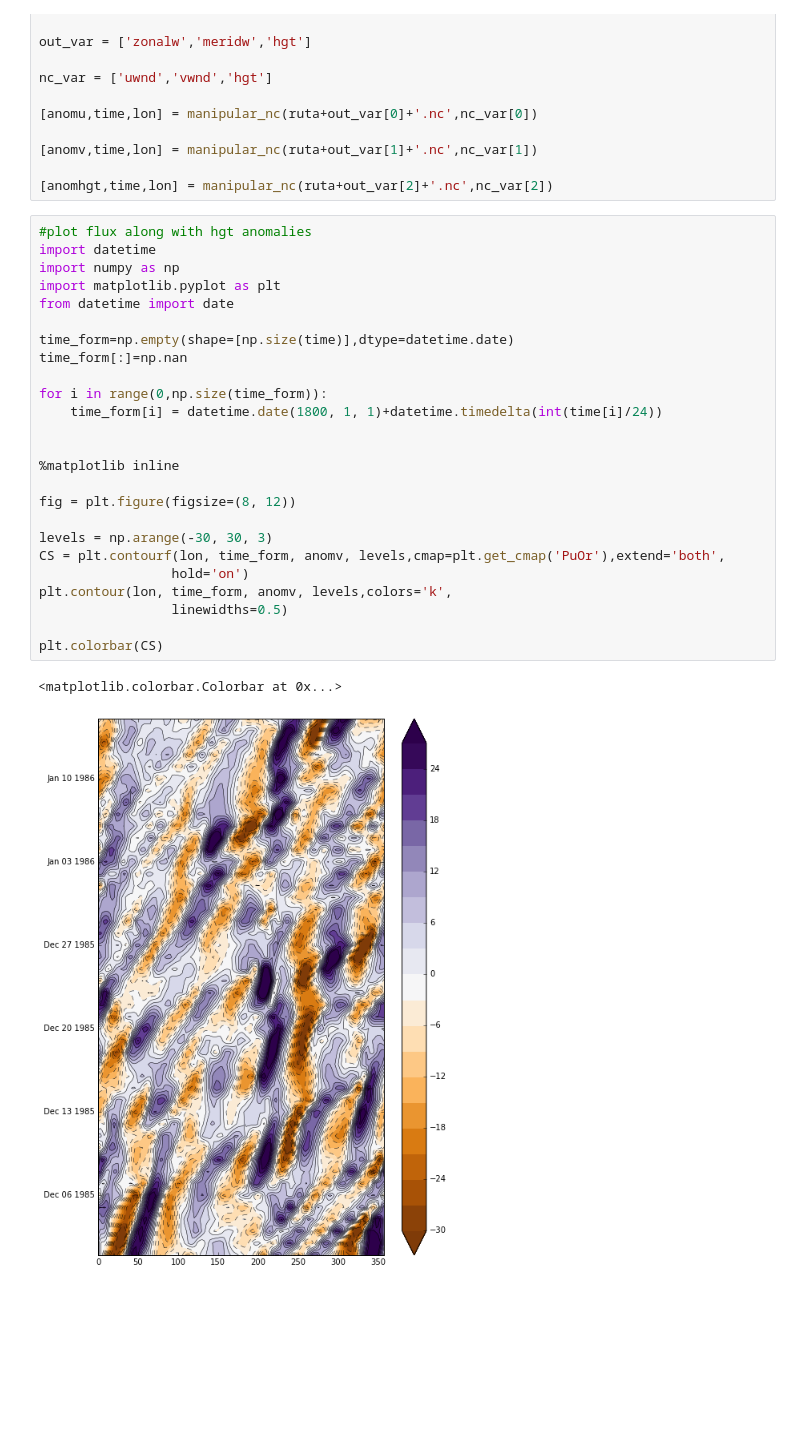
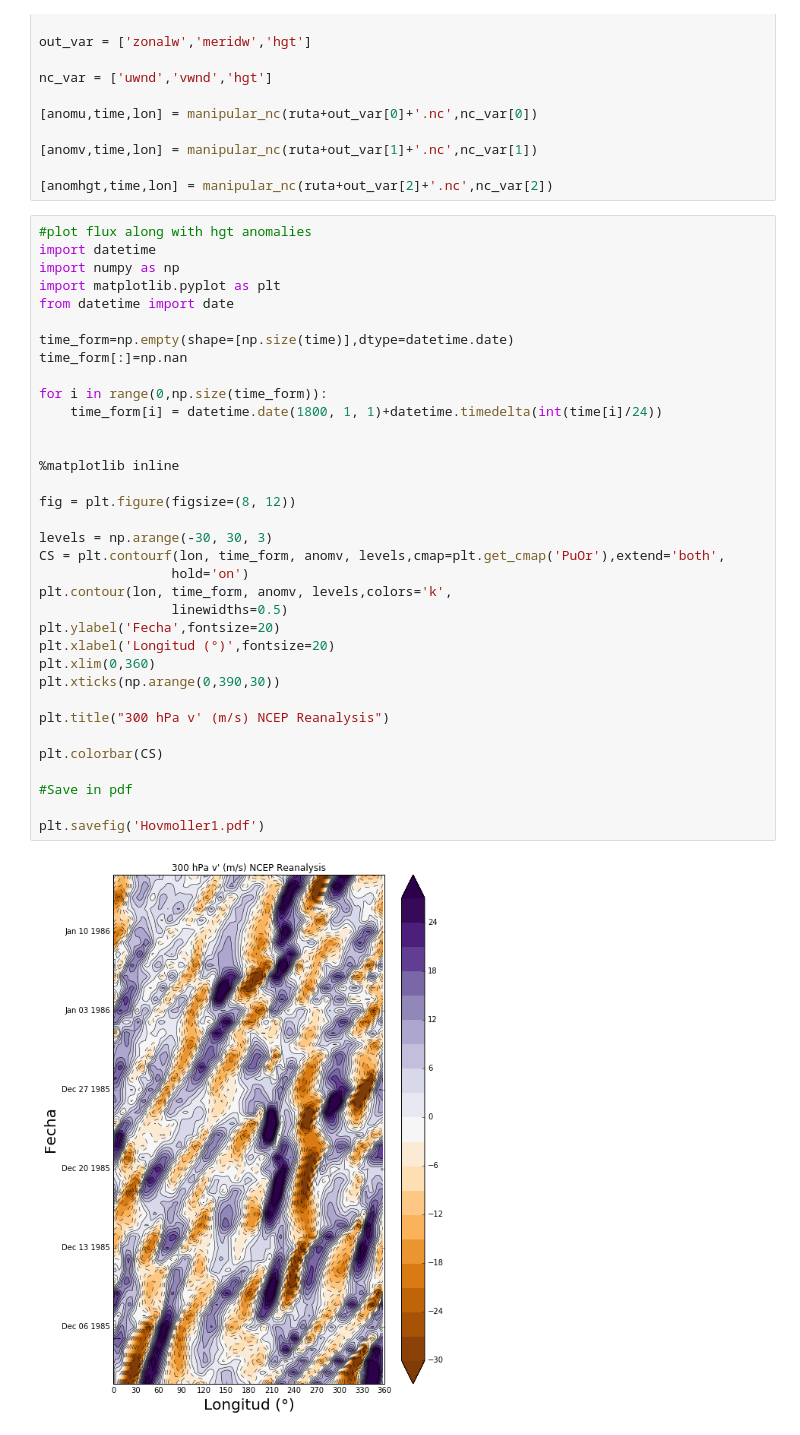
Before and after one commit to eliocamp/Reunion_Clima, a Jupyter notebook: WAF/Hovmoller.ipynb, the cells around one changed output. Saved outputs shown, nothing was run; the diff lists cells and outputs as text; blank space fills up the shorter version.

Commit message:
Actualizo Hovmoller

```diff
--- a/WAF/Hovmoller.ipynb
+++ b/WAF/Hovmoller.ipynb
@@ -91,31 +90,40 @@ nc_var = ['uwnd','vwnd','hgt']
 # %%
 #plot flux along with hgt anomalies
 import datetime
 import numpy as np
 import matplotlib.pyplot as plt
 from datetime import date
 
 time_form=np.empty(shape=[np.size(time)],dtype=datetime.date)
 time_form[:]=np.nan
 
 for i in range(0,np.size(time_form)):
     time_form[i] = datetime.date(1800, 1, 1)+datetime.timedelta(int(time[i]/24))
 
 
 %matplotlib inline
 
 fig = plt.figure(figsize=(8, 12))
 
 levels = np.arange(-30, 30, 3)
 CS = plt.contourf(lon, time_form, anomv, levels,cmap=plt.get_cmap('PuOr'),extend='both',
                  hold='on')
 plt.contour(lon, time_form, anomv, levels,colors='k',
                  linewidths=0.5)
+plt.ylabel('Fecha',fontsize=20)
+plt.xlabel('Longitud (°)',fontsize=20)
+plt.xlim(0,360)
+plt.xticks(np.arange(0,390,30))
+
+plt.title("300 hPa v' (m/s) NCEP Reanalysis")
 
 plt.colorbar(CS)
+
+#Save in pdf
+
+plt.savefig('Hovmoller1.pdf')
 # %% [output]
-<matplotlib.colorbar.Colorbar at 0x...>
-[figure, old version]
+[figure, new version]
 # %%
 %matplotlib inline
 
```
Also changed, not shown: parts of 2 cells of this notebook.
